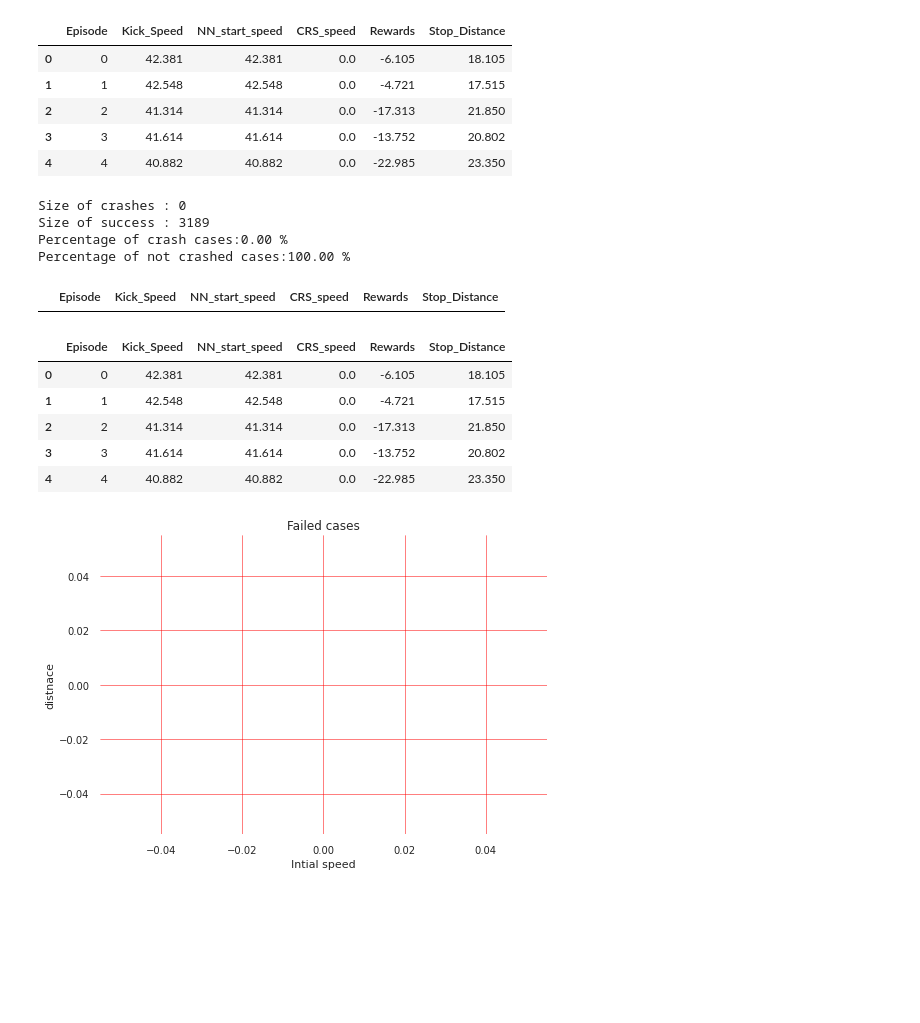
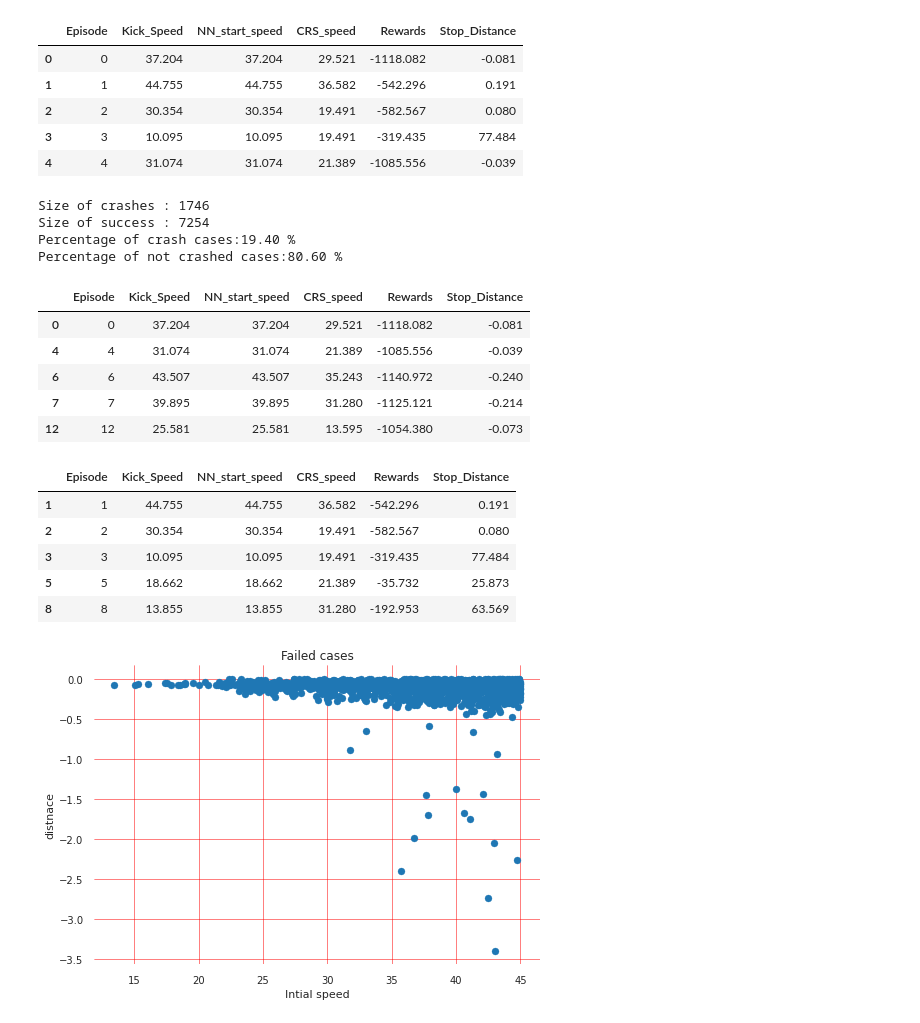
Before and after one commit to vardhah/Rigorous-evaluation-of-ML-models, a Jupyter notebook: aebs-02_friction_patch/DATA/DataAnalyser.ipynb, the cells around one changed output. Drawn from its saved outputs; the diff is of its cells as text; code cells hidden in the pictures; blank space fills up the shorter version.

```diff
--- a/aebs-02_friction_patch/DATA/DataAnalyser.ipynb
+++ b/aebs-02_friction_patch/DATA/DataAnalyser.ipynb
@@ -5,47 +5,52 @@ from pandas_profiling import ProfileReport
 import matplotlib.pyplot as plt
 import tensorflow as tf
 
-csvfile = "Data.csv"  #file name
+csvfile = "Data_training.csv"  #file name
 # %%
 data_test= pd.read_csv(csvfile)
 data_test.head()
 # %% [output]
 |  | Episode | Kick_Speed | NN_start_speed | CRS_speed | Rewards | Stop_Distance |
-| 0 | 0 | 42.381 | 42.381 | 0.0 | -6.105 | 18.105 |
-| 1 | 1 | 42.548 | 42.548 | 0.0 | -4.721 | 17.515 |
-| 2 | 2 | 41.314 | 41.314 | 0.0 | -17.313 | 21.850 |
-| 3 | 3 | 41.614 | 41.614 | 0.0 | -13.752 | 20.802 |
-| 4 | 4 | 40.882 | 40.882 | 0.0 | -22.985 | 23.350 |
+| 0 | 0 | 37.204 | 37.204 | 29.521 | -1118.082 | -0.081 |
+| 1 | 1 | 44.755 | 44.755 | 36.582 | -542.296 | 0.191 |
+| 2 | 2 | 30.354 | 30.354 | 19.491 | -582.567 | 0.080 |
+| 3 | 3 | 10.095 | 10.095 | 19.491 | -319.435 | 77.484 |
+| 4 | 4 | 31.074 | 31.074 | 21.389 | -1085.556 | -0.039 |
 # %%
 profile = ProfileReport(data_test, minimal=True)
 profile.to_file(output_file="output.html")
 # %%
 failed = data_test[data_test['Stop_Distance'] <= 0]
 passed = data_test[data_test['Stop_Distance'] > 0]
 
 print('Size of crashes :',failed.shape[0])
 print('Size of success :',passed.shape[0])
 print("Percentage of crash cases:{:.2f}".format(failed.shape[0]*100/(failed.shape[0]+passed.shape[0])),"%")
 print("Percentage of not crashed cases:{:.2f}".format(passed.shape[0]*100/(failed.shape[0]+passed.shape[0])),"%")
 
-failed.to_csv("crashed.csv")
+failed.to_csv("crashed.csv",index=False)
 failed.head()
 # %% [output]
-Size of crashes : 0
-Size of success : 3189
-Percentage of crash cases:0.00 %
-Percentage of not crashed cases:100.00 %
+Size of crashes : 1746
+Size of success : 7254
+Percentage of crash cases:19.40 %
+Percentage of not crashed cases:80.60 %
 |  | Episode | Kick_Speed | NN_start_speed | CRS_speed | Rewards | Stop_Distance |
+| 0 | 0 | 37.204 | 37.204 | 29.521 | -1118.082 | -0.081 |
+| 4 | 4 | 31.074 | 31.074 | 21.389 | -1085.556 | -0.039 |
+| 6 | 6 | 43.507 | 43.507 | 35.243 | -1140.972 | -0.240 |
+| 7 | 7 | 39.895 | 39.895 | 31.280 | -1125.121 | -0.214 |
+| 12 | 12 | 25.581 | 25.581 | 13.595 | -1054.380 | -0.073 |
 # %%
-passed.to_csv("not_crashed.csv")
+passed.to_csv("not_crashed.csv",index=False  )
 passed.head()
 # %% [output]
 |  | Episode | Kick_Speed | NN_start_speed | CRS_speed | Rewards | Stop_Distance |
-| 0 | 0 | 42.381 | 42.381 | 0.0 | -6.105 | 18.105 |
-| 1 | 1 | 42.548 | 42.548 | 0.0 | -4.721 | 17.515 |
-| 2 | 2 | 41.314 | 41.314 | 0.0 | -17.313 | 21.850 |
-| 3 | 3 | 41.614 | 41.614 | 0.0 | -13.752 | 20.802 |
-| 4 | 4 | 40.882 | 40.882 | 0.0 | -22.985 | 23.350 |
+| 1 | 1 | 44.755 | 44.755 | 36.582 | -542.296 | 0.191 |
+| 2 | 2 | 30.354 | 30.354 | 19.491 | -582.567 | 0.080 |
+| 3 | 3 | 10.095 | 10.095 | 19.491 | -319.435 | 77.484 |
+| 5 | 5 | 18.662 | 18.662 | 21.389 | -35.732 | 25.873 |
+| 8 | 8 | 13.855 | 13.855 | 31.280 | -192.953 | 63.569 |
 # %%
 plt.scatter(failed["NN_start_speed"],failed["Stop_Distance"],label='Line 2')
 plt.grid(color='r', linestyle='-', linewidth=0.5)
@@ -54,7 +59,7 @@ plt.xlabel("Intial speed")
 plt.ylabel("distnace")
 plt.show()
 # %% [output]
-[figure, old version]
+[figure, new version]
 # %%
 plt.scatter(passed["NN_start_speed"],passed["Stop_Distance"])
 plt.grid(color='r', linestyle='-', linewidth=0.5)
```
Also changed, not shown: parts of 9 cells of this notebook.
